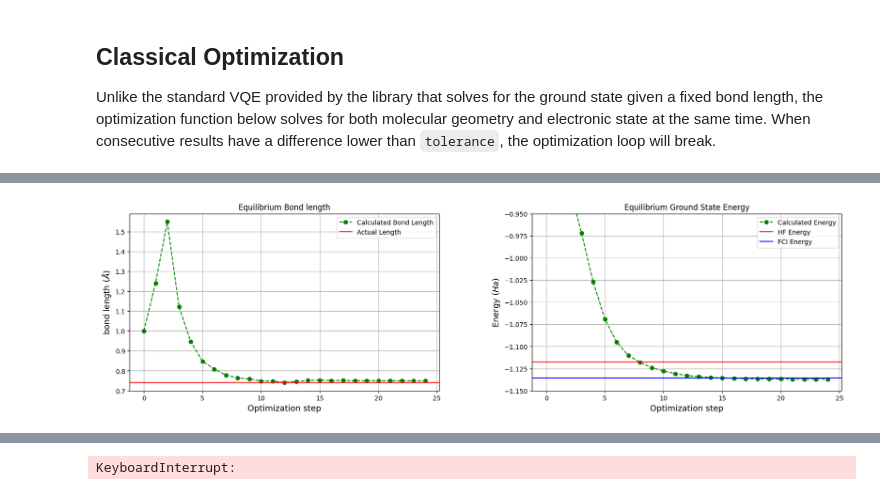
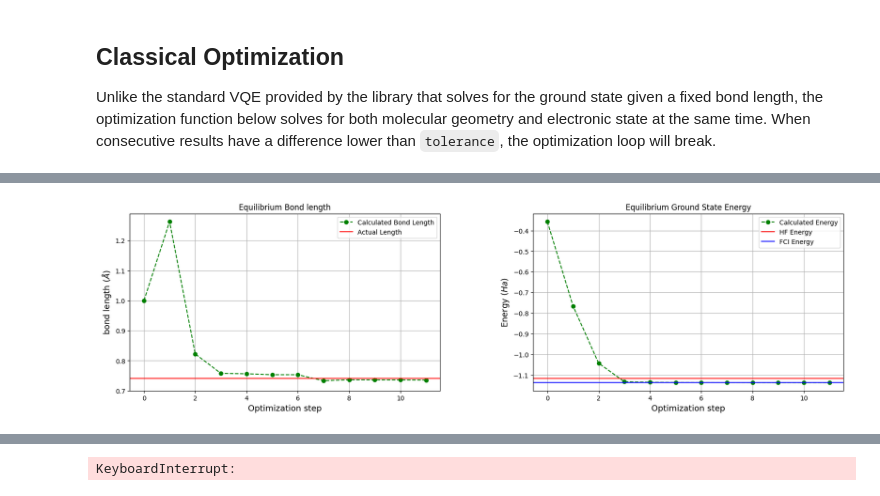
Before and after one commit to TheTrustyPwo/Hydrogen, a Jupyter notebook: better.ipynb, the cells around one changed output, grey strips where cells are left out. Drawn from its saved outputs; the diff is of its cells as text; code cells hidden in the pictures.

```diff
--- a/better.ipynb
+++ b/better.ipynb
@@ -138,20 +200,6 @@ def energy(x, theta, circuit):
 
     molecule = h2(x)
     hamiltonian = parity_mapped_hamiltonian(molecule)
-
-    if ntheta == 8: # Using the XYZ2F Ansatz
-        u10 = (theta[0], theta[1])
-        u11 = (theta[2], theta[3])
-        u2_theta, u2_phi = theta[4], theta[5]
-        rz0, rz1 = theta[6], theta[7]
-        theta = [
-            u10, u11,
-            u2_phi / 2, (u2_theta, u2_phi), -u2_phi / 2,
-            rz0, rz1,
-            -u2_phi / 2, (u2_theta, u2_phi), u2_phi / 2,
-            u10, u11
-        ]
-
     circuit.set_parameters(theta)
     expected = expectation(circuit, hamiltonian)
 
@@ -171,7 +219,7 @@ def optimize(circuit, tolerance: float = 1e-5, max_iter: int = 100, output: bool
     vqe_energy, bond_length = [cur], [x]
     with tqdm(total=0, desc="Optimizing", disable=(not output)) as pbar:
         while it < max_iter:
-            result = minimize(energy, theta, args=(x, circuit), method="BFGS", options={'maxiter': 1})
+            result = minimize(energy, theta, args=(x, circuit), method="L-BFGS-B", options={'maxiter': 1})
             theta = result.x
 
             x_max_iter = max(it, 6) if it <= 10 else max(20 - it, 6)
@@ -200,5 +248,5 @@ def optimize(circuit, tolerance: float = 1e-5, max_iter: int = 100, output: bool
 
     return cur, x, vqe_energy, bond_length, it
 # %%
-_, _, vqe_energy, bond_length, it = optimize(circuit, tolerance=1e-5, output=True)
+final_energy, final_bond_length, vqe_energy, bond_length, it = optimize(circuit, tolerance=1e-5, output=True)
 # %% [output]
@@ -206,30 +255,30 @@ Optimizing: 14it [01:18,  6.63s/it, E=-1.127829, x=0.740494, delta=0.000936]
 # %%
 fig = plt.figure()
 fig.set_figheight(5)
 fig.set_figwidth(20)
 
 ax1 = fig.add_subplot(121)
 ax1.plot(np.arange(0, it), bond_length, "go", ls="dashed", label="Calculated Bond Length")
 ax1.axhline(y=EQ_X, color='r', label="Actual Length")
 ax1.set_xlabel("Optimization step", fontsize=13)
 ax1.set_ylabel("bond length ($\AA$)", fontsize=13)
 ax1.title.set_text("Equilibrium Bond length")
 ax1.set_ylim(0.70)
 ax1.legend()
 ax1.grid(True)
 
 ax2 = fig.add_subplot(122)
 ax2.plot(np.arange(0, it), vqe_energy, "go", ls="dashed", label="Calculated Energy")
 ax2.axhline(y=E_HF, color='r', label="HF Energy")
 ax2.axhline(y=E_FCI, color='b', label="FCI Energy")
 ax2.set_xlabel("Optimization step", fontsize=13)
 ax2.set_ylabel("Energy ($Ha$)", fontsize=13)
 ax2.title.set_text("Equilibrium Ground State Energy")
-ax2.set_ylim(top=-0.95, bottom=-1.15)
+# ax2.set_ylim(top=-0.95, bottom=-1.15)
 ax2.legend()
 ax2.grid(True)
 
 plt.subplots_adjust(wspace=0.3)
 plt.show()
 # %% [output]
-[figure, old version]
+[figure, new version]
```
Also changed, not shown: parts of 15 cells of this notebook, 1 other file.
